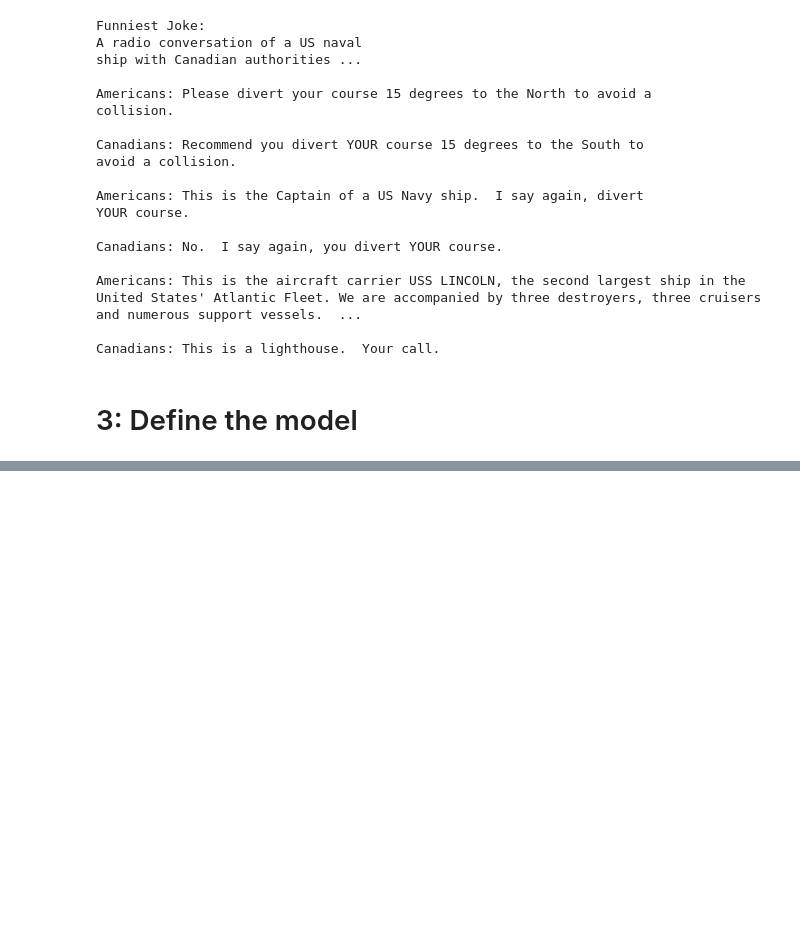
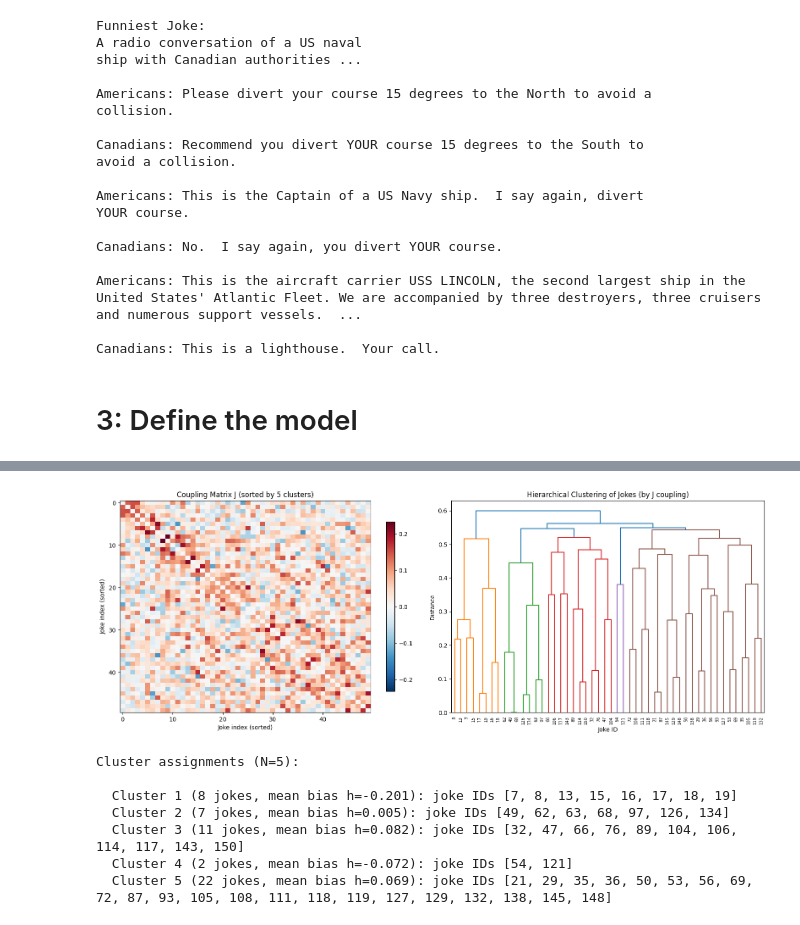
Before and after one commit to Davin-Makris/Jester-Prediction, a Jupyter notebook: model.ipynb, the cells around one changed output, grey strips where cells are left out. Saved outputs shown, nothing was run; the diff lists cells and outputs as text; code cells hidden in the pictures; blank space fills up the shorter version.

```diff
--- a/model.ipynb
+++ b/model.ipynb
@@ -233,0 +307,65 @@ Intrinsic Bias (h): 0.3963
+# %%
+from scipy.cluster.hierarchy import linkage, dendrogram, fcluster
+from scipy.spatial.distance import squareform
+import matplotlib.pyplot as plt
+import matplotlib
+matplotlib.rcParams.update({'font.size': 10})
+
+J_np = learned_J.detach().numpy()
+h_np = learned_h.detach().numpy()
+
+# Convert J into a distance matrix: high positive coupling -> similar -> small distance
+J_sim = (J_np - J_np.min()) / (J_np.max() - J_np.min())  # scale to [0,1]
+dist_matrix = 1.0 - J_sim
+np.fill_diagonal(dist_matrix, 0.0)
+dist_matrix = (dist_matrix + dist_matrix.T) / 2.0  # ensure symmetry
+
+# Hierarchical clustering
+condensed = squareform(dist_matrix)
+Z = linkage(condensed, method='average')
+
+N_CLUSTERS = 5
+cluster_labels = fcluster(Z, N_CLUSTERS, criterion='maxclust')
+
+# Sort jokes by cluster for a clean heatmap
+sort_order = np.argsort(cluster_labels)
+J_sorted = J_np[np.ix_(sort_order, sort_order)]
+
+fig, axes = plt.subplots(1, 2, figsize=(16, 6))
+
+# Left: heatmap of sorted J
+ax = axes[0]
+vmax = np.abs(J_np).max()
+im = ax.imshow(J_sorted, cmap='RdBu_r', vmin=-vmax, vmax=vmax, aspect='auto')
+plt.colorbar(im, ax=ax, shrink=0.8)
+ax.set_title(f'Coupling Matrix J (sorted by {N_CLUSTERS} clusters)')
+ax.set_xlabel('Joke index (sorted)'); ax.set_ylabel('Joke index (sorted)')
+
+# Right: dendrogram
+ax2 = axes[1]
+dendrogram(Z, ax=ax2, color_threshold=Z[-(N_CLUSTERS-1), 2],
+           labels=[str(jid) for jid in ordered_jokeIds],
+           leaf_rotation=90, leaf_font_size=7)
+ax2.set_title('Hierarchical Clustering of Jokes (by J coupling)')
+ax2.set_xlabel('Joke ID'); ax2.set_ylabel('Distance')
+
+plt.tight_layout()
+plt.savefig('joke_clustering.png', dpi=150, bbox_inches='tight')
+plt.show()
+
+# Print cluster summary
+print(f'Cluster assignments (N={N_CLUSTERS}):\n')
+for c in range(1, N_CLUSTERS + 1):
+    idxs = np.where(cluster_labels == c)[0]
+    joke_ids_in_cluster = [ordered_jokeIds[i] for i in idxs]
+    mean_h = h_np[idxs].mean()
+    print(f'  Cluster {c} ({len(idxs)} jokes, mean bias h={mean_h:.3f}): joke IDs {joke_ids_in_cluster}')
+# %% [output]
+[figure, added]
+Cluster assignments (N=5):
+
+  Cluster 1 (8 jokes, mean bias h=-0.201): joke IDs [7, 8, 13, 15, 16, 17, 18, 19]
+  Cluster 2 (7 jokes, mean bias h=0.005): joke IDs [49, 62, 63, 68, 97, 126, 134]
+  Cluster 3 (11 jokes, mean bias h=0.082): joke IDs [32, 47, 66, 76, 89, 104, 106, 114, 117, 143, 150]
+  Cluster 4 (2 jokes, mean bias h=-0.072): joke IDs [54, 121]
+  Cluster 5 (22 jokes, mean bias h=0.069): joke IDs [21, 29, 35, 36, 50, 53, 56, 69, 72, 87, 93, 105, 108, 111, 118, 119, 127, 129, 132, 138, 145, 148]
```
Also changed, not shown: parts of 6 cells of this notebook, 2 other files.
